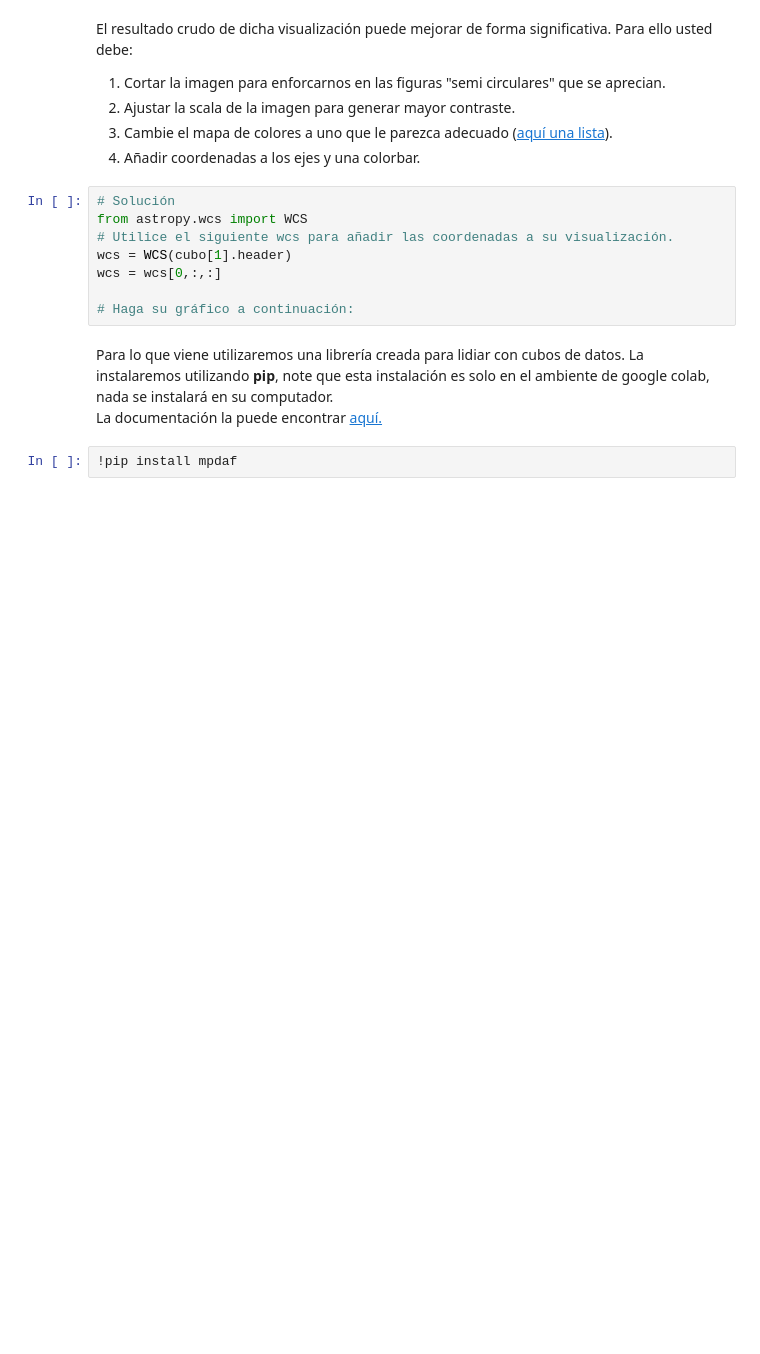
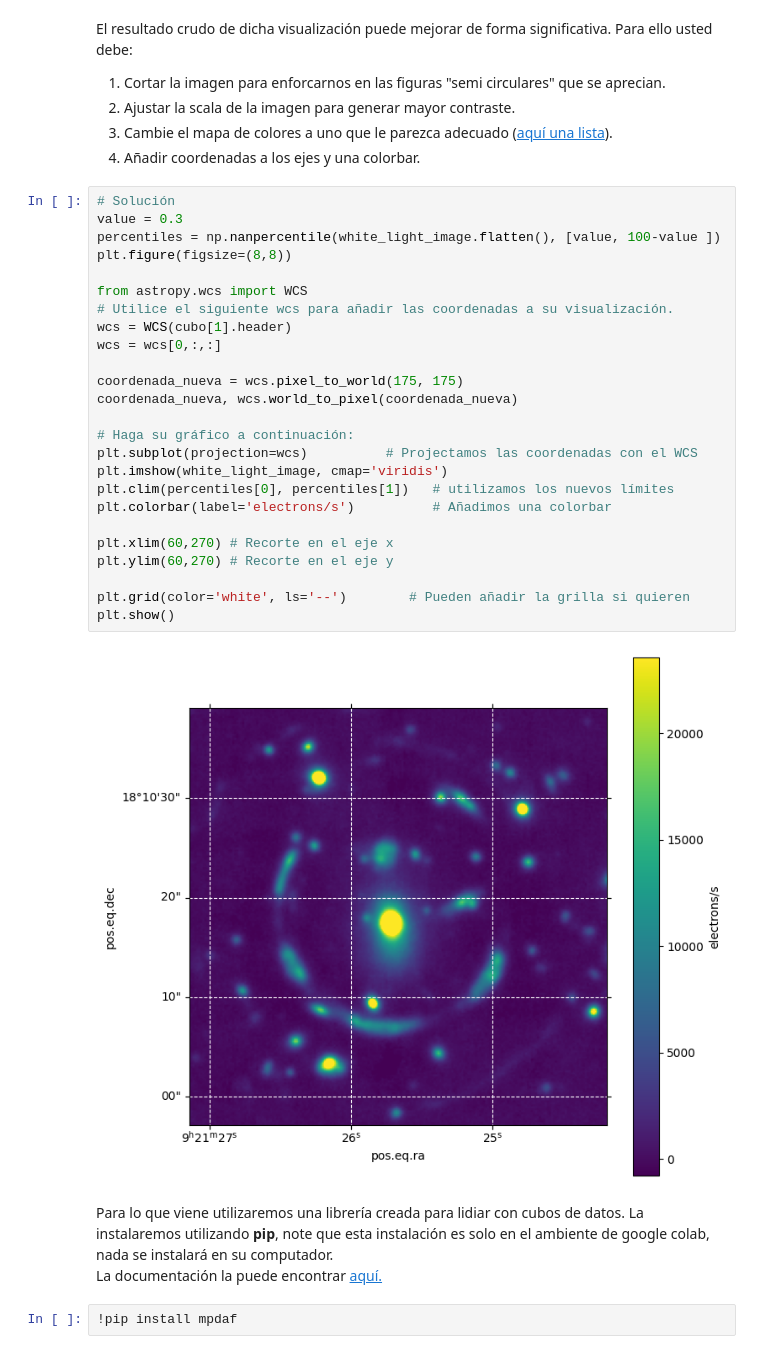
Before and after one commit to vicentemaartinez/Tarea-4, a Jupyter notebook: Tarea4.ipynb, the cells around one changed output. Cells and saved outputs as stored; diff of their text form; blank space fills up the shorter version.

```diff
--- a/Tarea4.ipynb
+++ b/Tarea4.ipynb
@@ -89,14 +142,33 @@ Para ello usted debe:
 2. Ajustar la scala de la imagen para generar mayor contraste.
 3. Cambie el mapa de colores a uno que le parezca adecuado ([aquí una lista](https://matplotlib.org/stable/users/explain/colors/colormaps.html)).
 4. Añadir coordenadas a los ejes y una colorbar.
-# %%
-# Solución
-from astropy.wcs import WCS
-# Utilice el siguiente wcs para añadir las coordenadas a su visualización.
-wcs = WCS(cubo[1].header)
-wcs = wcs[0,:,:]
-
-# Haga su gráfico a continuación:
+# %%
+# Solución
+value = 0.3
+percentiles = np.nanpercentile(white_light_image.flatten(), [value, 100-value ])
+plt.figure(figsize=(8,8))
+
+from astropy.wcs import WCS
+# Utilice el siguiente wcs para añadir las coordenadas a su visualización.
+wcs = WCS(cubo[1].header)
+wcs = wcs[0,:,:]
+
+coordenada_nueva = wcs.pixel_to_world(175, 175)
+coordenada_nueva, wcs.world_to_pixel(coordenada_nueva)
+
+# Haga su gráfico a continuación:
+plt.subplot(projection=wcs)          # Projectamos las coordenadas con el WCS
+plt.imshow(white_light_image, cmap='viridis')
+plt.clim(percentiles[0], percentiles[1])   # utilizamos los nuevos límites
+plt.colorbar(label='electrons/s')          # Añadimos una colorbar
+
+plt.xlim(60,270) # Recorte en el eje x
+plt.ylim(60,270) # Recorte en el eje y
+
+plt.grid(color='white', ls='--')        # Pueden añadir la grilla si quieren
+plt.show()
+# %% [output]
+[figure, added]
 # %% [markdown]
 Para lo que viene utilizaremos una librería creada para lidiar con cubos de datos.
 La instalaremos utilizando **pip**, note que esta instalación es solo en el ambiente de google colab, nada se instalará en su computador.
```
Also changed, not shown: parts of 16 cells of this notebook.
